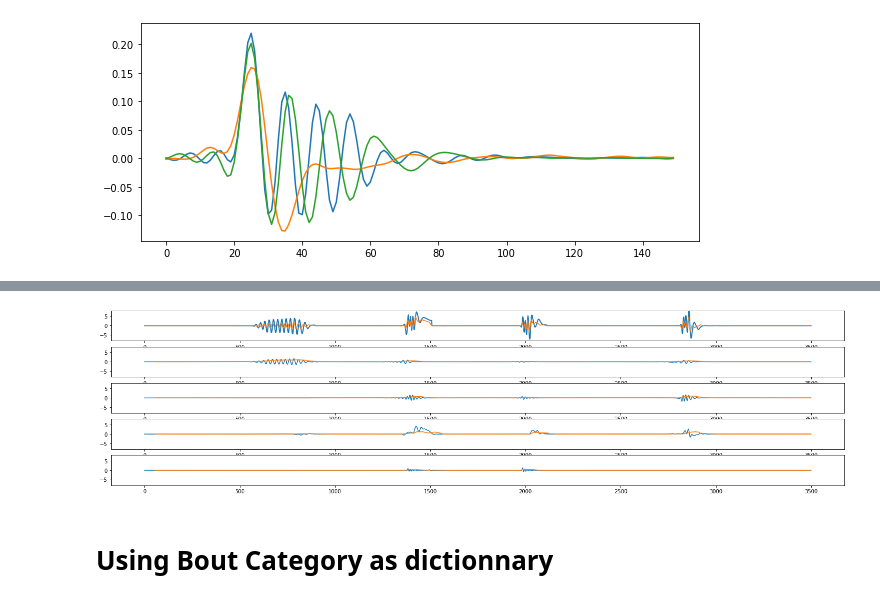
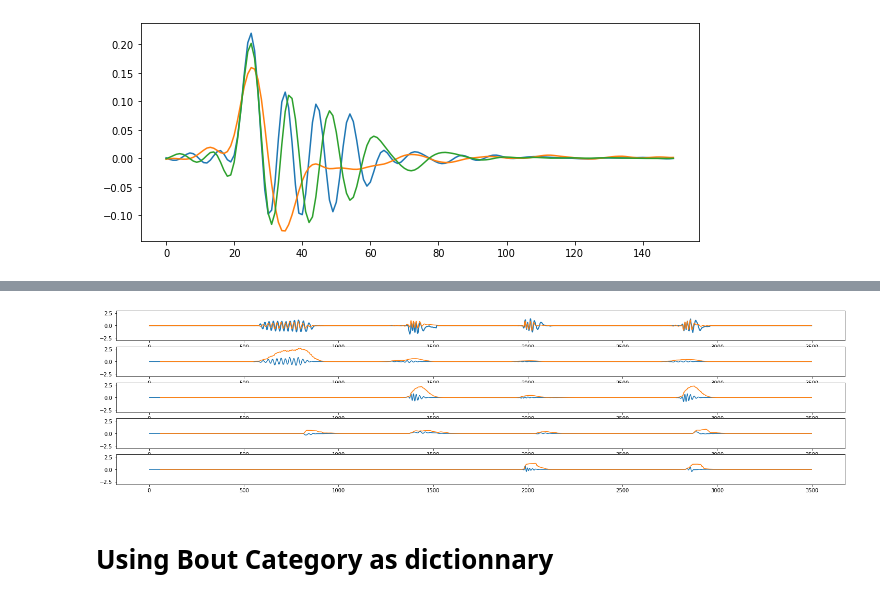
Before and after one commit to orger-lab/megabouts, a Jupyter notebook: megabouts/head_restrained/HeadRestrained_SparseCode.ipynb, the cells around one changed output, grey strips where cells are left out. Drawn from its saved outputs; the diff is of its cells as text; code cells hidden in the pictures.

Commit message:
Corrected error with cumulative angle and adjusted parameters for sparse coding in the head restrained notebook

```diff
--- a/megabouts/head_restrained/HeadRestrained_SparseCode.ipynb
+++ b/megabouts/head_restrained/HeadRestrained_SparseCode.ipynb
@@ -104,9 +100,8 @@ N_atoms = Dict.shape[2]
 Wg = np.ones((1,N_atoms))
 
 # Alternative Option inhibition between groups:
-
+'''
 Wg = np.ones((4,19))
-
 for i,list_ in enumerate([id_forward,id_fast,id_turn,id_escape]):
     for k in list_:
-        Wg[i,k]=0
+        Wg[i,k]=0'''
@@ -132,7 +129,7 @@ z = np.zeros((T_trial,N_atoms,1))
 
 opt = cbpdnin.ConvBPDNInhib.Options({'Verbose': True, 'MaxMainIter': 200,
                                         'RelStopTol': 5e-3, 'AuxVarObj': False,'HighMemSolve': True})
-b = cbpdnin.ConvBPDNInhib(Dict[:,:,:],tail_angle_batch,lmbda =0.01, Wg=Wg,gamma=0.,mu=0.05,Whn=60,win_args='box', opt=opt, dimK=1, dimN=1)
+b = cbpdnin.ConvBPDNInhib(Dict[:,:,:],tail_angle_batch,lmbda =0.05, Wg=Wg,gamma=0.1,mu=0.5,Whn=60,win_args='box', opt=opt, dimK=1, dimN=1)
 z = b.solve().squeeze()
 tail_hat = b.reconstruct().squeeze()
 
@@ -159,32 +170,32 @@ for i,list_ in enumerate([id_forward,id_fast,id_turn,id_escape]):
 # %%
 import matplotlib.gridspec as gridspec
 
 Duration = 700*5
 IdSt = 943000#np.random.randint(decomposition.shape[0]-Duration)
 
 
 fig, ax = plt.subplots(facecolor='white',figsize=(25,15))
 
 G = gridspec.GridSpec(12,1)
 
 ax = plt.subplot(G[0])
 ax.plot(tail_angle_detrend[IdSt:IdSt+Duration,-1],lw=2)
 ax.plot(tail_angle_hat_[IdSt:IdSt+Duration,-1])
-ax.set_ylim(-8,8)
+ax.set_ylim(-3,3)
 
 for i in range(decomposition.shape[1]):
     ax = plt.subplot(G[i+1])
     tmp = decomposition[IdSt:IdSt+Duration,i]
     ax.plot(tmp)
     ts = pd.Series(tmp)
     # calculate a 60 day rolling mean and plot
     energy = ts.rolling(window=60).std()
-    ax.plot(energy.values)
-    ax.set_ylim(-8,8)
+    ax.plot(5*energy.values)
+    ax.set_ylim(-3,3)
     #ax.set_xticks([])
 plt.show()
 # %% [output]
-[figure, old version]
+[figure, new version]
 # %% [markdown]
 # Using Bout Category as dictionnary
 # %%
```
Also changed, not shown: parts of 11 cells of this notebook.
